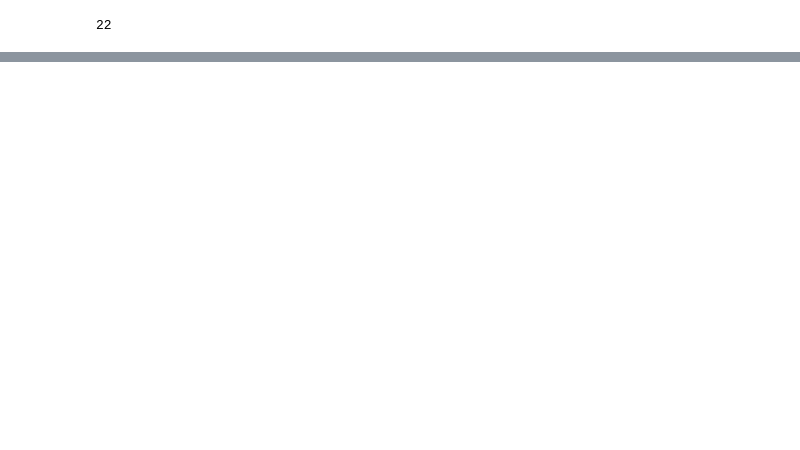
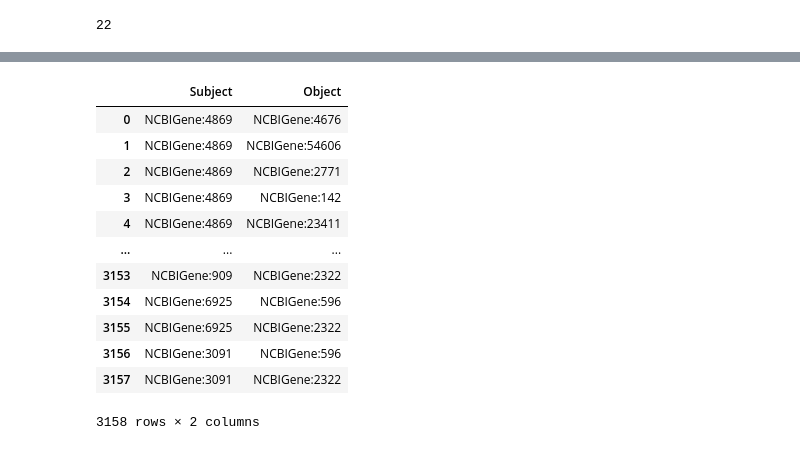
Before and after one commit to sierra-moxon/Translator_component_toolkit, a Jupyter notebook: notebooks/Network_finder.ipynb, the cells around one changed output, grey strips where cells are left out. Cells and saved outputs as stored; diff of their text form; code cells hidden in the pictures; blank space fills up the shorter version.

```diff
--- a/notebooks/Network_finder.ipynb
+++ b/notebooks/Network_finder.ipynb
@@ -108,6 +108,22 @@ Success!https://bte.transltr.io/v1/query/
 #result
 # %%
 result_df = TCT.parse_network_result(result, input_node1_list)
+# %%
+result_df
+# %% [output]
+|  | Subject | Object |
+| 0 | NCBIGene:4869 | NCBIGene:4676 |
+| 1 | NCBIGene:4869 | NCBIGene:54606 |
+| 2 | NCBIGene:4869 | NCBIGene:2771 |
+| 3 | NCBIGene:4869 | NCBIGene:142 |
+| 4 | NCBIGene:4869 | NCBIGene:23411 |
+| ... | ... | ... |
+| 3153 | NCBIGene:909 | NCBIGene:2322 |
+| 3154 | NCBIGene:6925 | NCBIGene:596 |
+| 3155 | NCBIGene:6925 | NCBIGene:2322 |
+| 3156 | NCBIGene:3091 | NCBIGene:596 |
+| 3157 | NCBIGene:3091 | NCBIGene:2322 |
+3158 rows × 2 columns
 # %%
 TCT.visulize_path(TCT.get_curie("NPM1"), "NCBIGene:3320", TCT.get_curie("FLT3"), result, result)
 # %% [output]
```
Also changed, not shown: parts of 4 cells of this notebook, 4 other files.
